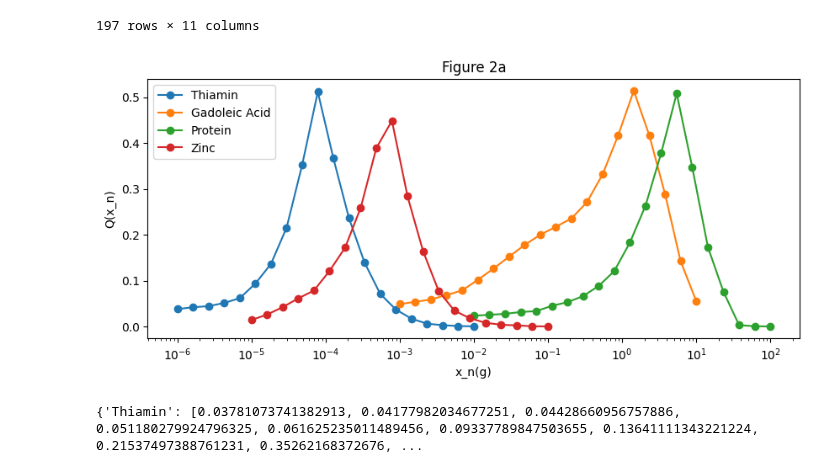
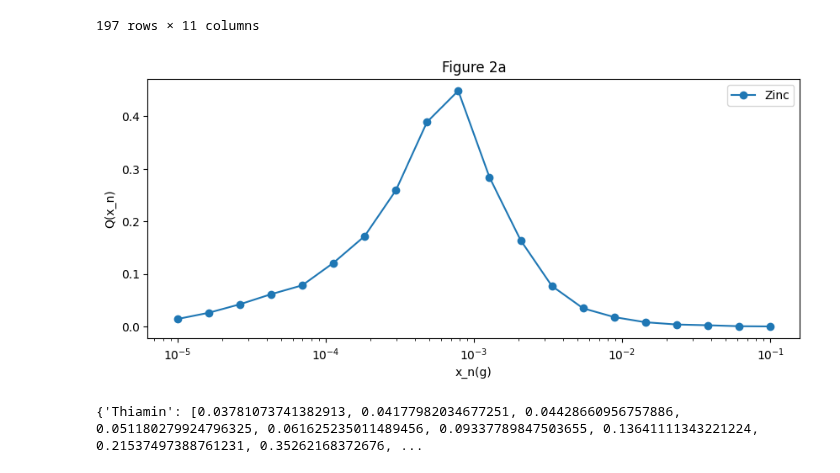
Before and after one commit to oberoir080/NutrientEDA, a Jupyter notebook: FNDDS Analysis/CSV_Generator_py/Figures.ipynb, the cells around one changed output. Drawn from its saved outputs; the diff is of its cells as text; code cells hidden in the pictures.

```diff
--- a/FNDDS Analysis/CSV_Generator_py/Figures.ipynb
+++ b/FNDDS Analysis/CSV_Generator_py/Figures.ipynb
@@ -309,39 +277,39 @@ def graph_plot(nutrients, x_axis_data, qn_data, fig_name):
 
 
 
 x_axis_data={}
 
-nutrients = {'404': 'Thiamin', '617': 'Gadoleic Acid', '203': 'Protein','309': 'Zinc'}
+# nutrients = {'404': 'Thiamin', '617': 'Gadoleic Acid', '203': 'Protein','309': 'Zinc'}
 # nutrients = {'404': 'Thiamin', '203': 'Protein','309': 'Zinc'}
 # nutrients = {'404': 'Thiamin'}
-# nutrients = {'309': 'Zinc'}
+nutrients = {'309': 'Zinc'}
 # # nutrients = {'617': 'Gadoleic Acid', '203': 'Protein','309': 'Zinc'}
 fig_name = "Figure 2a"
 
 # x =
 x_axis_data['Zinc'] = np.logspace(np.log10(1e-5), np.log10(1e-1), 20)
-x_axis_data['Thiamin'] = np.logspace(np.log10(1e-6), np.log10(1e-2), 20)
-x_axis_data['Protein'] = np.logspace(np.log10(1e-2), np.log10(1e2), 20)
-x_axis_data['Gadoleic Acid'] = np.logspace(np.log10(1e-3), np.log10(1e1), 20)
+# x_axis_data['Thiamin'] = np.logspace(np.log10(1e-6), np.log10(1e-2), 20)
+# x_axis_data['Protein'] = np.logspace(np.log10(1e-2), np.log10(1e2), 20)
+# x_axis_data['Gadoleic Acid'] = np.logspace(np.log10(1e-3), np.log10(1e1), 20)
 
 qn_data = {}
 for nutrient_code, nutrient_name in nutrients.items():
     qn = []
     for i in x_axis_data[nutrient_name]:
         pxn, pn  = eq1(data_list, int(nutrient_code),i)
         pxn = pxn/POP
         pn = pn/POP
         qn_val = qn_one(pxn,pn)
         qn_val = (qn_val)
         # if(qn_val<0):
         #     qn_val *= -1
         qn.append(qn_val)
 
     qn_data[nutrient_name] = qn
 
 graph_plot(nutrients, x_axis_data, qn_data, fig_name)
 # %% [output]
-[figure, old version]
+[figure, new version]
 # %%
 print(qn_data)
 # print(x_axis_data)
```
Also changed, not shown: parts of 2 cells of this notebook, 1 other file.
